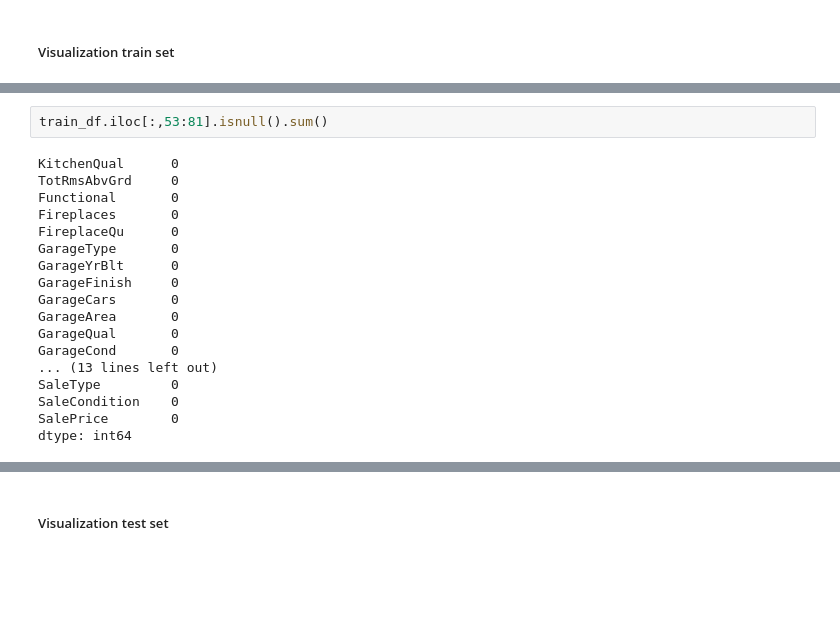
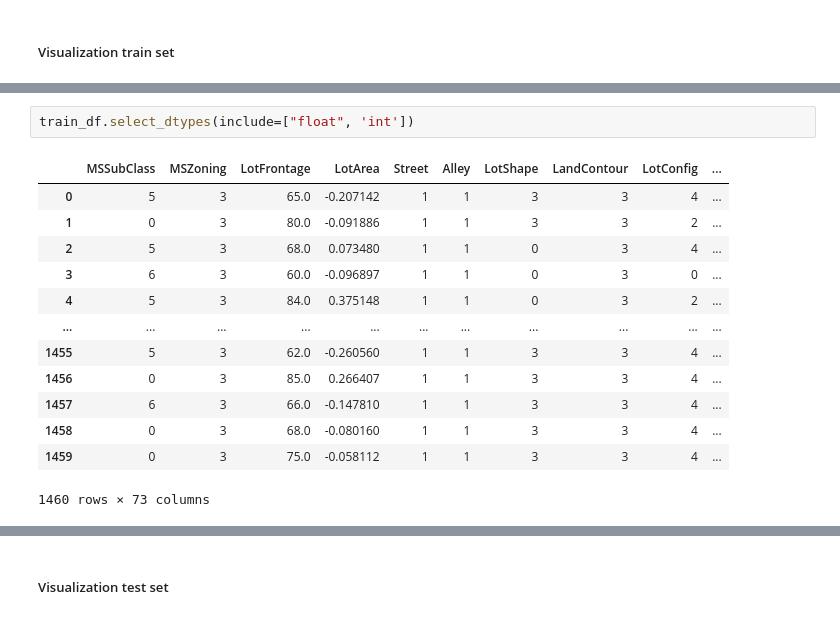
Before and after one commit to nntrivi2001/House-Prices-Prediction---XGBoost, a Jupyter notebook: House Prices Competition/HousePrices.ipynb, the cells around one changed output, grey strips where cells are left out. Cells and saved outputs as stored; diff of their text form; blank space fills up the shorter version.

```diff
--- a/House Prices Competition/HousePrices.ipynb
+++ b/House Prices Competition/HousePrices.ipynb
@@ -131,20 +26,16 @@ dtype: int64
-# %%
-train_df.iloc[:,53:81].isnull().sum()
-# %% [output]
-KitchenQual      0
-TotRmsAbvGrd     0
-Functional       0
-Fireplaces       0
-FireplaceQu      0
-GarageType       0
-GarageYrBlt      0
-GarageFinish     0
-GarageCars       0
-GarageArea       0
-GarageQual       0
-GarageCond       0
-... (13 lines left out)
-SaleType         0
-SaleCondition    0
-SalePrice        0
-dtype: int64
+# %%
+train_df.select_dtypes(include=["float", 'int'])
+# %% [output]
+|  | MSSubClass | MSZoning | LotFrontage | LotArea | Street | Alley | LotShape | LandContour | LotConfig | ... |
+| 0 | 5 | 3 | 65.0 | -0.207142 | 1 | 1 | 3 | 3 | 4 | ... |
+| 1 | 0 | 3 | 80.0 | -0.091886 | 1 | 1 | 3 | 3 | 2 | ... |
+| 2 | 5 | 3 | 68.0 | 0.073480 | 1 | 1 | 0 | 3 | 4 | ... |
+| 3 | 6 | 3 | 60.0 | -0.096897 | 1 | 1 | 0 | 3 | 0 | ... |
+| 4 | 5 | 3 | 84.0 | 0.375148 | 1 | 1 | 0 | 3 | 2 | ... |
+| ... | ... | ... | ... | ... | ... | ... | ... | ... | ... | ... |
+| 1455 | 5 | 3 | 62.0 | -0.260560 | 1 | 1 | 3 | 3 | 4 | ... |
+| 1456 | 0 | 3 | 85.0 | 0.266407 | 1 | 1 | 3 | 3 | 4 | ... |
+| 1457 | 6 | 3 | 66.0 | -0.147810 | 1 | 1 | 3 | 3 | 4 | ... |
+| 1458 | 0 | 3 | 68.0 | -0.080160 | 1 | 1 | 3 | 3 | 4 | ... |
+| 1459 | 0 | 3 | 75.0 | -0.058112 | 1 | 1 | 3 | 3 | 4 | ... |
+1460 rows × 73 columns
```
Also changed, not shown: parts of 32 cells of this notebook.
